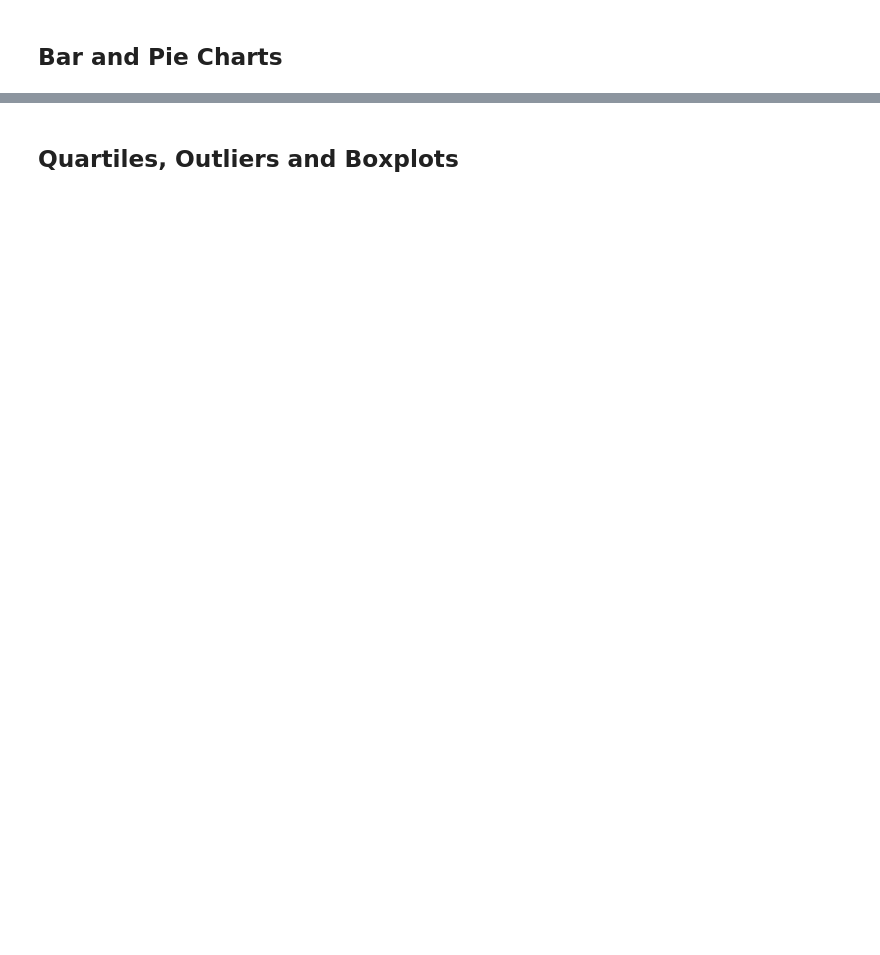
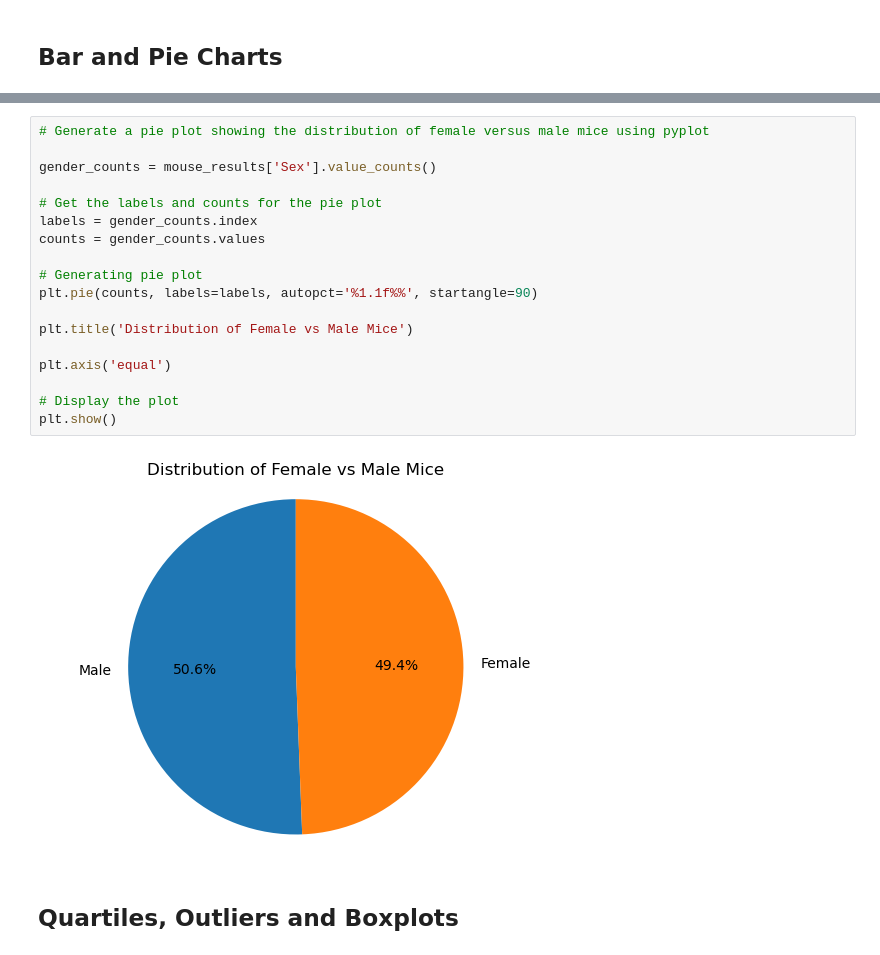
Before and after one commit to Samuel-Montesinos/matplot-lib-challenge, a Jupyter notebook: module_5_starter_code/Pymaceuticals/pymaceuticals_starter.ipynb, the cells around one changed output, grey strips where cells are left out. Saved outputs shown, nothing was run; the diff lists cells and outputs as text; blank space fills up the shorter version.

```diff
--- a/module_5_starter_code/Pymaceuticals/pymaceuticals_starter.ipynb
+++ b/module_5_starter_code/Pymaceuticals/pymaceuticals_starter.ipynb
@@ -149,3 +217,23 @@ ValueError: No axis named Tumor Volume (mm3) for object type DataFrame
+# %%
+# Generate a pie plot showing the distribution of female versus male mice using pyplot
+
+gender_counts = mouse_results['Sex'].value_counts()
+
+# Get the labels and counts for the pie plot
+labels = gender_counts.index
+counts = gender_counts.values
+
+# Generating pie plot
+plt.pie(counts, labels=labels, autopct='%1.1f%%', startangle=90)
+
+plt.title('Distribution of Female vs Male Mice')
+
+plt.axis('equal')
+
+# Display the plot
+plt.show()
+# %% [output]
+[figure, added]
 # %% [markdown]
 ## Quartiles, Outliers and Boxplots
 # %%
```
Also changed, not shown: parts of 21 cells of this notebook.
